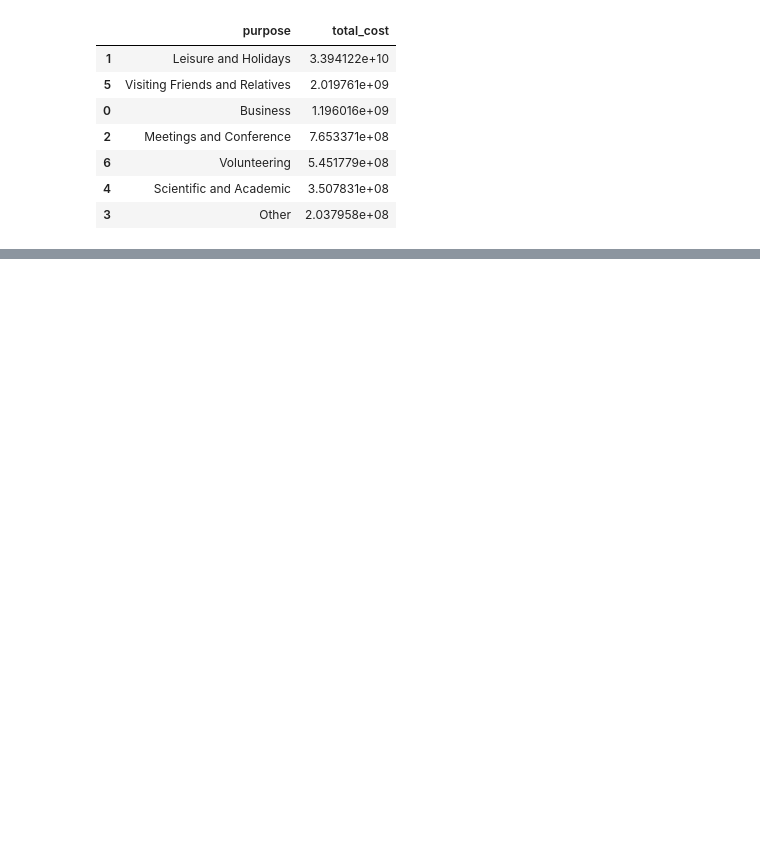
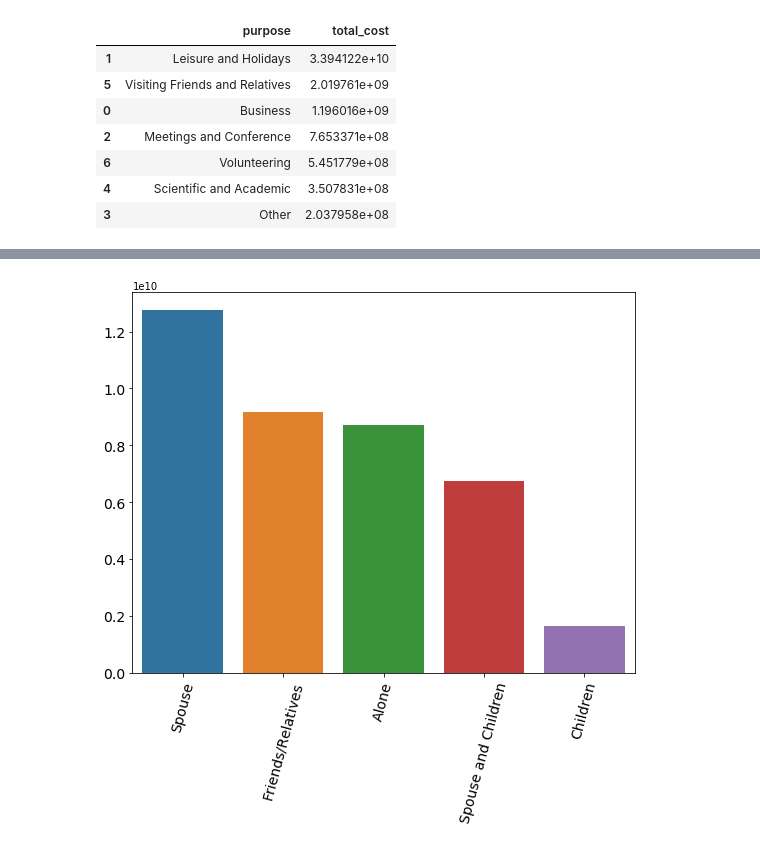
Before and after one commit to joluoch/Tz_Tourism_prediction, a Jupyter notebook: Notebooks/EDA.ipynb, the cells around one changed output, grey strips where cells are left out. Cells and saved outputs as stored; diff of their text form; code cells hidden in the pictures; blank space fills up the shorter version.

```diff
--- a/Notebooks/EDA.ipynb
+++ b/Notebooks/EDA.ipynb
@@ -244,0 +219,3 @@ axis.set_title('Average Sales per Day')
+# %%
+expenditure=data.groupby('travel_with', as_index=False).agg({"total_cost": "sum"}).sort_values('total_cost', ascending= False)[:10]
+expenditure
@@ -244,0 +229,4 @@ axis.set_title('Average Sales per Day')
+# %%
+plots.plot_bar(expenditure,'travel_with','total_cost','','','')
+# %% [output]
+[figure, added]
```
Also changed, not shown: parts of 29 cells of this notebook, 1 other file.
